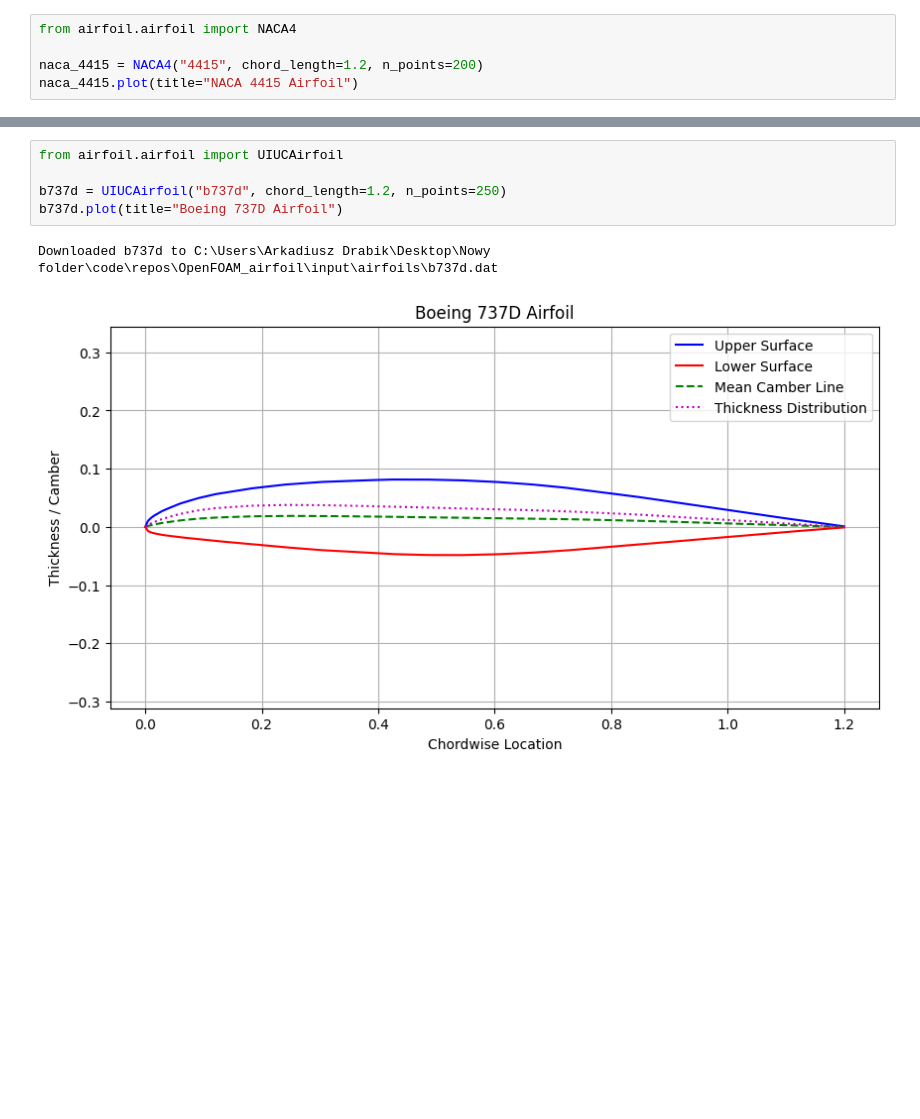
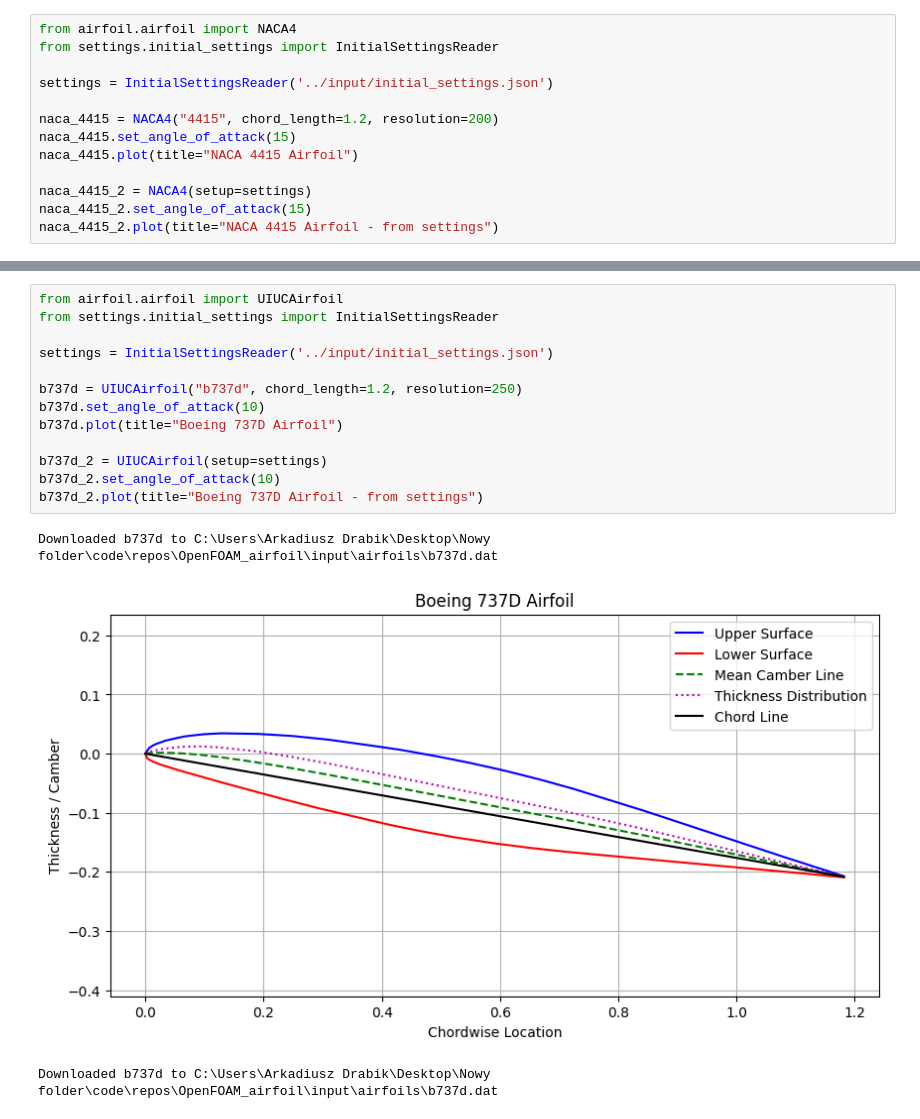
Before and after one commit to SethAlevy/OpenFOAM_airfoil, a Jupyter notebook: notebooks/airfoils.ipynb, the cells around one changed output, grey strips where cells are left out. Cells and saved outputs as stored; diff of their text form; blank space fills up the shorter version.

```diff
--- a/notebooks/airfoils.ipynb
+++ b/notebooks/airfoils.ipynb
@@ -1,6 +1,14 @@
 # %%
 from airfoil.airfoil import NACA4
+from settings.initial_settings import InitialSettingsReader
 
-naca_4415 = NACA4("4415", chord_length=1.2, n_points=200)
+settings = InitialSettingsReader('../input/initial_settings.json')
+
+naca_4415 = NACA4("4415", chord_length=1.2, resolution=200)
+naca_4415.set_angle_of_attack(15)
 naca_4415.plot(title="NACA 4415 Airfoil")
+
+naca_4415_2 = NACA4(setup=settings)
+naca_4415_2.set_angle_of_attack(15)
+naca_4415_2.plot(title="NACA 4415 Airfoil - from settings")
 # %% [output]
@@ -8,8 +17,17 @@ naca_4415.plot(title="NACA 4415 Airfoil")
 # %%
 from airfoil.airfoil import UIUCAirfoil
+from settings.initial_settings import InitialSettingsReader
 
-b737d = UIUCAirfoil("b737d", chord_length=1.2, n_points=250)
+settings = InitialSettingsReader('../input/initial_settings.json')
+
+b737d = UIUCAirfoil("b737d", chord_length=1.2, resolution=250)
+b737d.set_angle_of_attack(10)
 b737d.plot(title="Boeing 737D Airfoil")
+
+b737d_2 = UIUCAirfoil(setup=settings)
+b737d_2.set_angle_of_attack(10)
+b737d_2.plot(title="Boeing 737D Airfoil - from settings")
 # %% [output]
 Downloaded b737d to C:\Users\Arkadiusz Drabik\Desktop\Nowy folder\code\repos\OpenFOAM_airfoil\input\airfoils\b737d.dat
-[figure, old version]
+[figure, new version]
+Downloaded b737d to C:\Users\Arkadiusz Drabik\Desktop\Nowy folder\code\repos\OpenFOAM_airfoil\input\airfoils\b737d.dat
```
Also changed, not shown: parts of 3 cells of this notebook, 11 other files.
